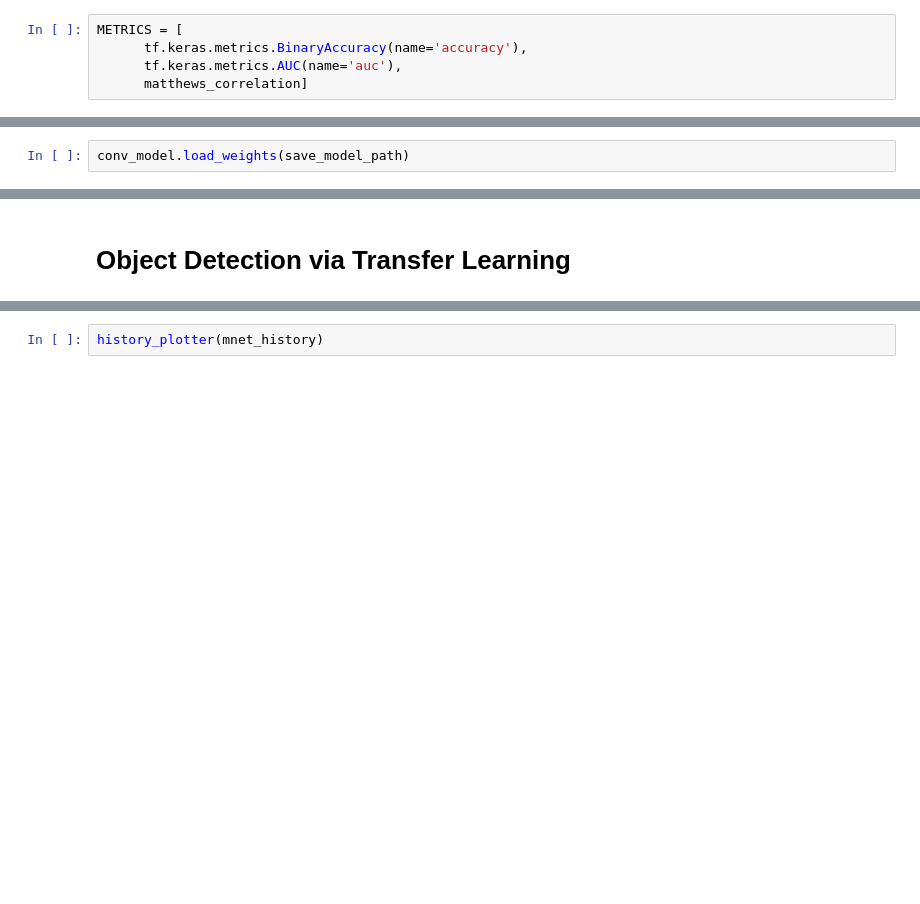
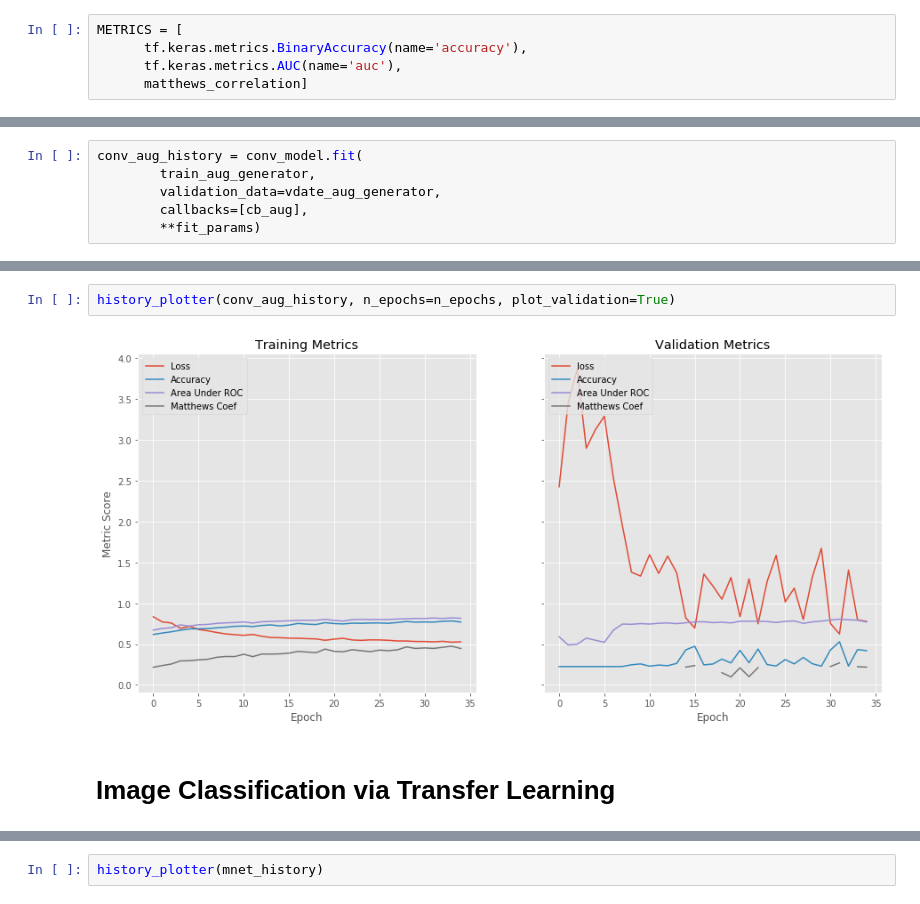
Before and after one commit to chrisoyer/sidewalk_deep-learning, a Jupyter notebook: Image_classification.ipynb, the cells around one changed output, grey strips where cells are left out. Cells and saved outputs as stored; diff of their text form; blank space fills up the shorter version.

```diff
--- a/Image_classification.ipynb
+++ b/Image_classification.ipynb
@@ -324,2 +328,6 @@ history_plotter(history=conv_history, n_epochs=50, plot_validation=True)
-# %%
-conv_model.load_weights(save_model_path)
+# %%
+conv_aug_history = conv_model.fit(
+        train_aug_generator,
+        validation_data=vdate_aug_generator,
+        callbacks=[cb_aug],
+        **fit_params)
@@ -326,5 +352,9 @@ conv_model.load_weights(save_model_path)
+# %%
+history_plotter(conv_aug_history, n_epochs=n_epochs, plot_validation=True)
+# %% [output]
+[figure, added]
 # %% [markdown]
-# Object Detection via Transfer Learning
+# Image Classification via Transfer Learning
 # %%
 pretrained_mobilenet = tf.keras.applications.MobileNetV2(
     input_shape=(224, 224, 3),
```
Also changed, not shown: parts of 40 cells of this notebook.
